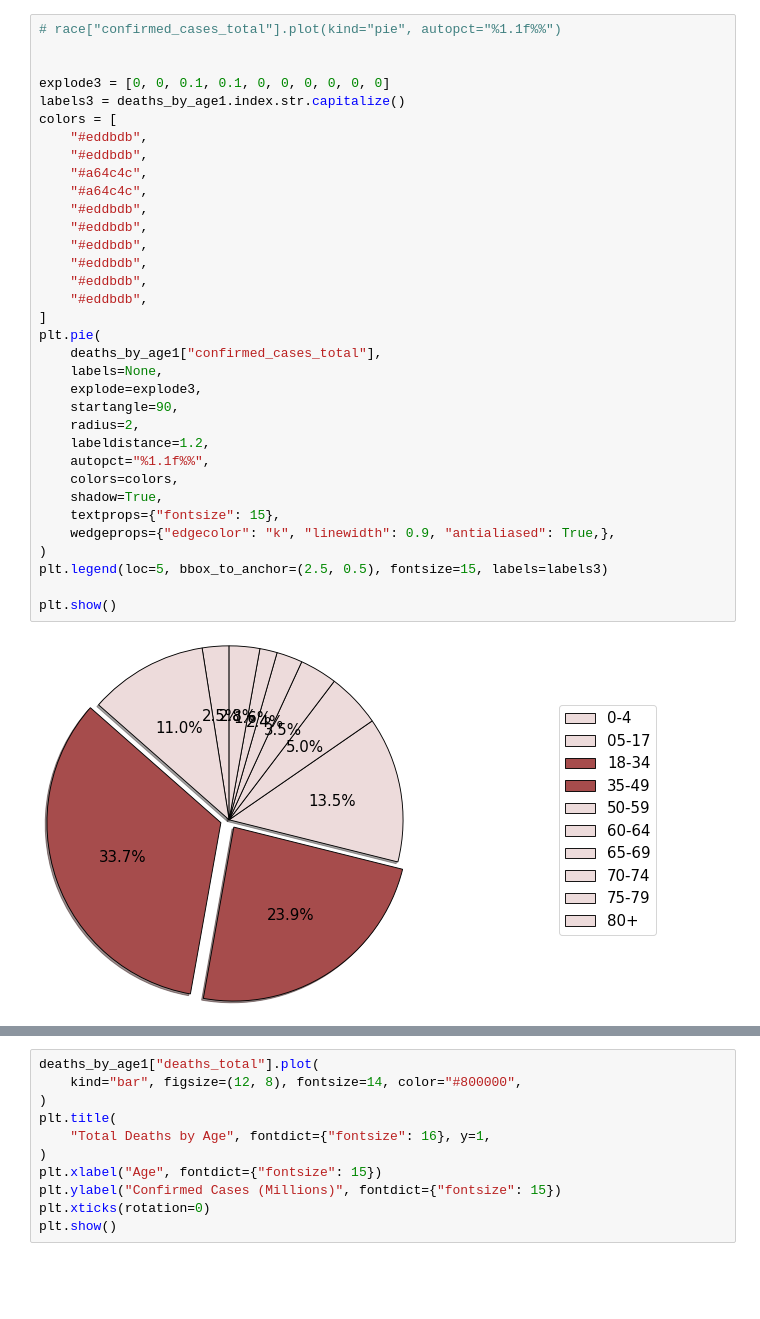
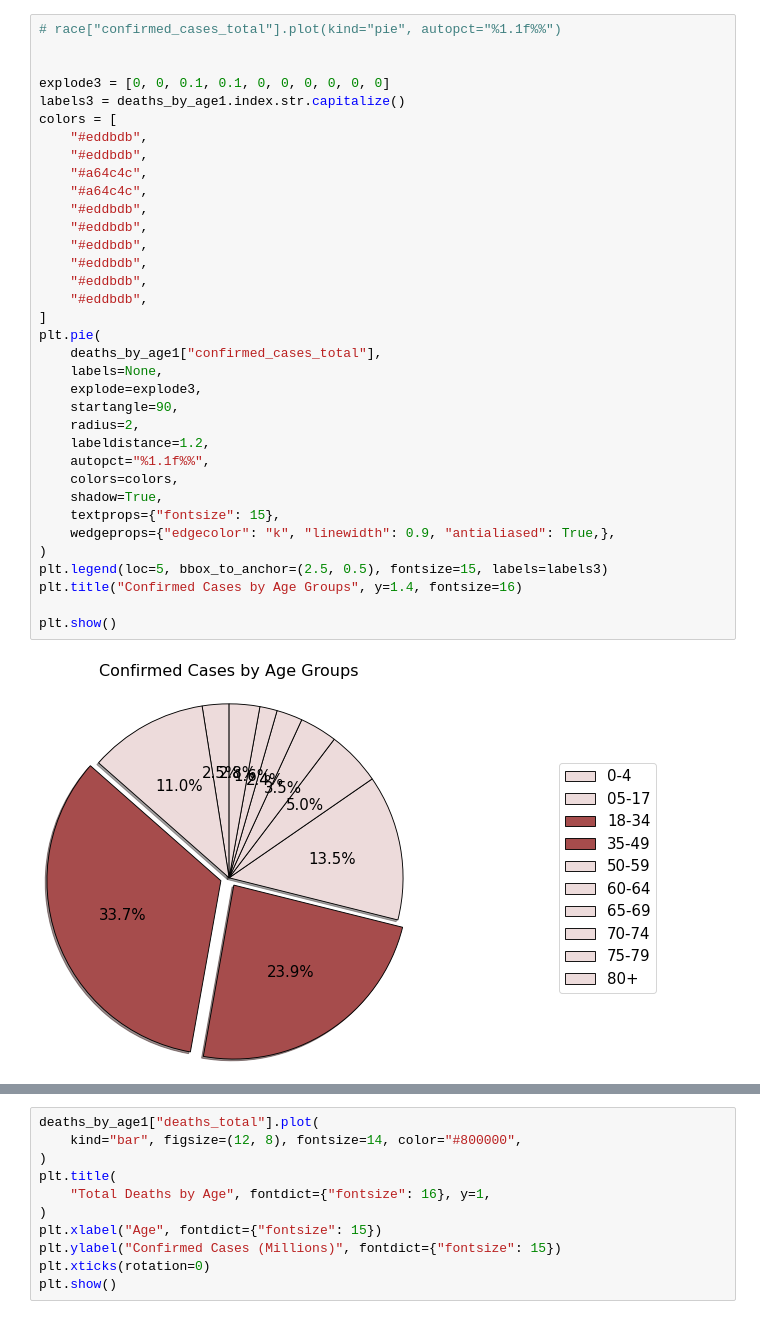
Before and after one commit to jgkiang/Joe_Rogans_Repo, a Jupyter notebook: Project1.ipynb, the cells around one changed output, grey strips where cells are left out. Saved outputs shown, nothing was run; the diff lists cells and outputs as text; blank space fills up the shorter version.

```diff
--- a/Project1.ipynb
+++ b/Project1.ipynb
@@ -175,34 +176,35 @@ explode3 = [0, 0, 0.1, 0.1, 0, 0, 0, 0, 0, 0]
 labels3 = deaths_by_age1.index.str.capitalize()
 colors = [
     "#eddbdb",
     "#eddbdb",
     "#a64c4c",
     "#a64c4c",
     "#eddbdb",
     "#eddbdb",
     "#eddbdb",
     "#eddbdb",
     "#eddbdb",
     "#eddbdb",
 ]
 plt.pie(
     deaths_by_age1["confirmed_cases_total"],
     labels=None,
     explode=explode3,
     startangle=90,
     radius=2,
     labeldistance=1.2,
     autopct="%1.1f%%",
     colors=colors,
     shadow=True,
     textprops={"fontsize": 15},
     wedgeprops={"edgecolor": "k", "linewidth": 0.9, "antialiased": True,},
 )
 plt.legend(loc=5, bbox_to_anchor=(2.5, 0.5), fontsize=15, labels=labels3)
+plt.title("Confirmed Cases by Age Groups", y=1.4, fontsize=16)
 
 plt.show()
 # %% [output]
-[figure, old version]
+[figure, new version]
 [interactive output not drawn]
 # %%
 deaths_by_age1["deaths_total"].plot(
```
Also changed, not shown: parts of 6 cells of this notebook.
